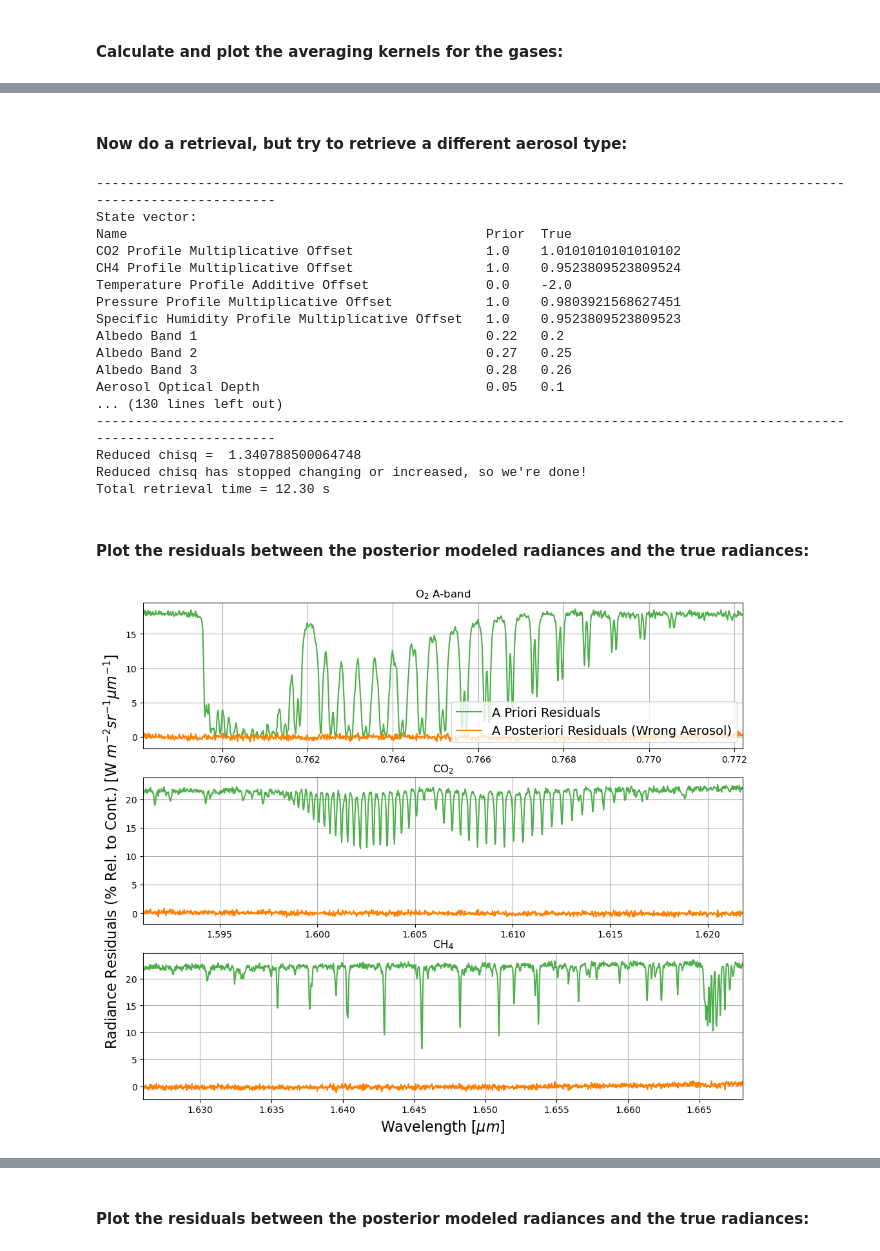
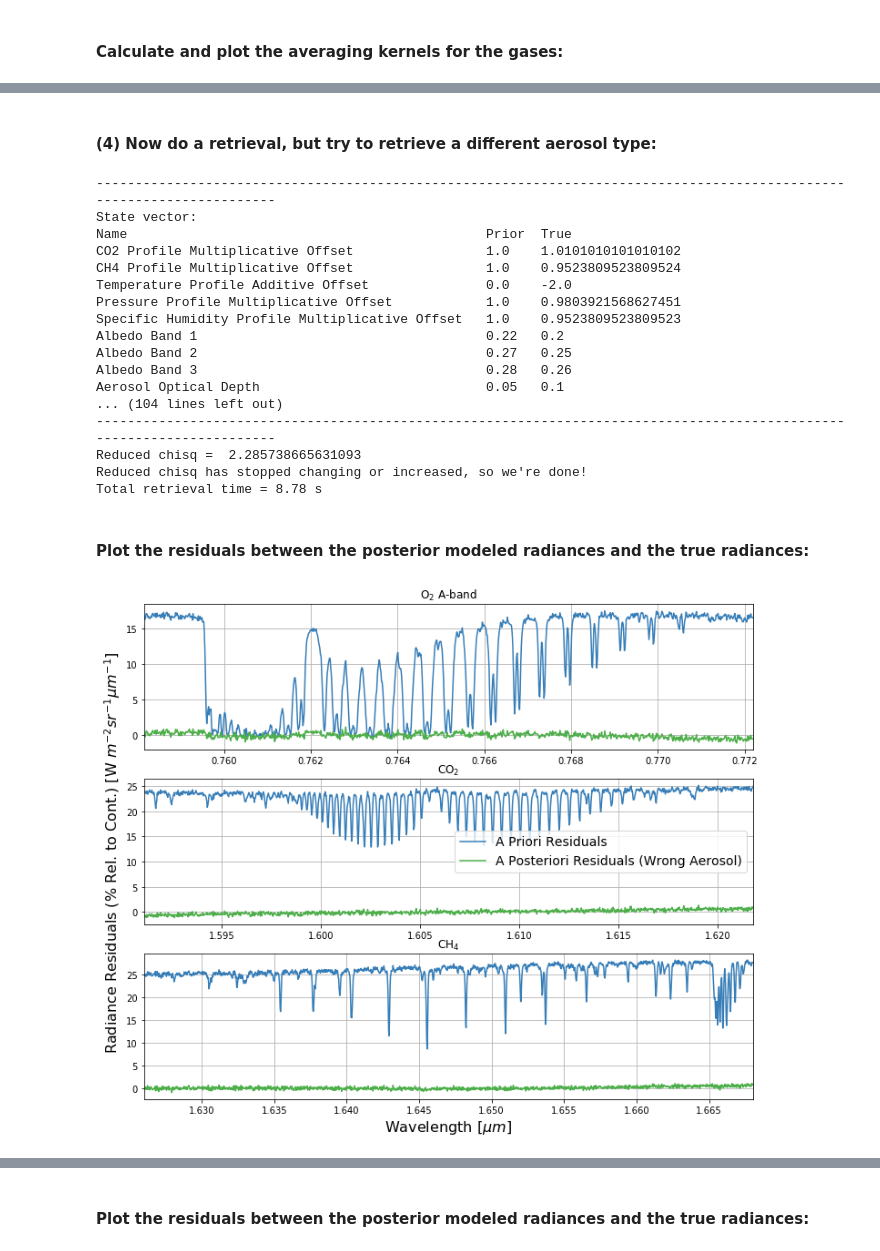
Before and after one commit to AgilentGCMS/ssim-ghg-2024, a Jupyter notebook: retrieval/toy_retrieval.ipynb, the cells around one changed output, grey strips where cells are left out. Cells and saved outputs as stored; diff of their text form; code cells hidden in the pictures.

```diff
--- a/retrieval/toy_retrieval.ipynb
+++ b/retrieval/toy_retrieval.ipynb
@@ -20,5 +20,5 @@ Band limits:
 # %% [markdown]
 #### Load ABSCO tables:
 # %%
-absco_data = load_absco_file(os.path.join(s.ABSCO_TABLE_FOLDER, "absco.h5"))
+absco_data = load_absco_file("/Users/rnelson/Downloads/absco.h5")
 # %% [markdown]
@@ -414,5 +467,5 @@ ax.legend(loc="upper right",fontsize=15)
 # %% [markdown]
-#### Now do a retrieval, but try to retrieve a different aerosol type:
+#### (4) Now do a retrieval, but try to retrieve a different aerosol type:
 # %%
 P_aerosol_dust, ssa_aerosol_dust, qext_aerosol_dust = mie_phase_function(d_aerosol=6e-6,n_aerosol=1.5+0.0006j)
 
@@ -454,32 +507,32 @@ Albedo Band 1                                     0.22   0.2
 Albedo Band 2                                     0.27   0.25
 Albedo Band 3                                     0.28   0.26
 Aerosol Optical Depth                             0.05   0.1
-... (130 lines left out)
+... (104 lines left out)
 -----------------------------------------------------------------------------------------------------------------------
-Reduced chisq =  1.340788500064748
+Reduced chisq =  2.285738665631093
 Reduced chisq has stopped changing or increased, so we're done!
-Total retrieval time = 12.30 s
+Total retrieval time = 8.78 s
 # %% [markdown]
 #### Plot the residuals between the posterior modeled radiances and the true radiances:
 # %%
 fig, ax = plt.subplots(3, 1, figsize=(12,10))
-ax[0].plot(model_true_with_aerosols.band_wl[0], (model_prior_wrong_aerosol.R_band[0] - model_true_with_aerosols.R_band[0])/(model_true_with_aerosols.R_band[0].max())*100.,label="A Priori Residuals",c='#377eb8')
-ax[0].plot(model_true_with_aerosols.band_wl[0], (model_ret_wrong_aerosol.R_band[0] - model_true_with_aerosols.R_band[0])/(model_true_with_aerosols.R_band[0].max())*100.,label="A Posteriori Residuals (Wrong Aerosol)",c='#4daf4a')
+ax[0].plot(model_true_with_aerosols.band_wl[0], (model_prior_wrong_aerosol.R_band[0] - model_true_with_aerosols.R_band[0])/(model_true_with_aerosols.R_band[0].max())*100.,c='#377eb8')
+ax[0].plot(model_true_with_aerosols.band_wl[0], (model_ret_wrong_aerosol.R_band[0] - model_true_with_aerosols.R_band[0])/(model_true_with_aerosols.R_band[0].max())*100.,c='#4daf4a')
 ax[0].set_xlim(min(model_true_with_aerosols.band_wl[0]),max(model_true_with_aerosols.band_wl[0]))
 ax[0].set_title("O"+r'$_2$'+" A-band")
 ax[0].grid(True)
-ax[0].legend(loc="lower right",fontsize=14)
-ax[1].plot(model_true_with_aerosols.band_wl[1], (model_prior_wrong_aerosol.R_band[1] - model_true_with_aerosols.R_band[1])/(model_true_with_aerosols.R_band[1].max())*100.,c='#377eb8')
-ax[1].plot(model_true_with_aerosols.band_wl[1], (model_ret_wrong_aerosol.R_band[1] - model_true_with_aerosols.R_band[1])/(model_true_with_aerosols.R_band[1].max())*100.,c='#4daf4a')
+ax[1].plot(model_true_with_aerosols.band_wl[1], (model_prior_wrong_aerosol.R_band[1] - model_true_with_aerosols.R_band[1])/(model_true_with_aerosols.R_band[1].max())*100.,label="A Priori Residuals",c='#377eb8')
+ax[1].plot(model_true_with_aerosols.band_wl[1], (model_ret_wrong_aerosol.R_band[1] - model_true_with_aerosols.R_band[1])/(model_true_with_aerosols.R_band[1].max())*100.,label="A Posteriori Residuals (Wrong Aerosol)",c='#4daf4a')
 ax[1].set_xlim(min(model_true_with_aerosols.band_wl[1]),max(model_true_with_aerosols.band_wl[1]))
 ax[1].set_ylabel('Radiance Residuals (% Rel. to Cont.) [W '+r'$m^{-2}$'+r'$ sr^{-1}$'+r'$\mu m^{-1}$'+']',size=16)
 ax[1].set_title("CO"+r'$_2$')
 ax[1].grid(True)
+ax[1].legend(loc="center right",fontsize=14)
 ax[2].plot(model_true_with_aerosols.band_wl[2], (model_prior_wrong_aerosol.R_band[2] - model_true_with_aerosols.R_band[2])/(model_true_with_aerosols.R_band[2].max())*100.,c='#377eb8')
 ax[2].plot(model_true_with_aerosols.band_wl[2], (model_ret_wrong_aerosol.R_band[2] - model_true_with_aerosols.R_band[2])/(model_true_with_aerosols.R_band[2].max())*100.,c='#4daf4a')
 ax[2].set_xlim(min(model_true_with_aerosols.band_wl[2]),max(model_true_with_aerosols.band_wl[2]))
 ax[2].set_title("CH"+r'$_4$')
 ax[2].set_xlabel('Wavelength ['+r'$\mu m$'+']',size=16)
 ax[2].grid(True)
 # %% [output]
-[figure, old version]
+[figure, new version]
```
Also changed, not shown: parts of 32 cells of this notebook, 2 other files.
